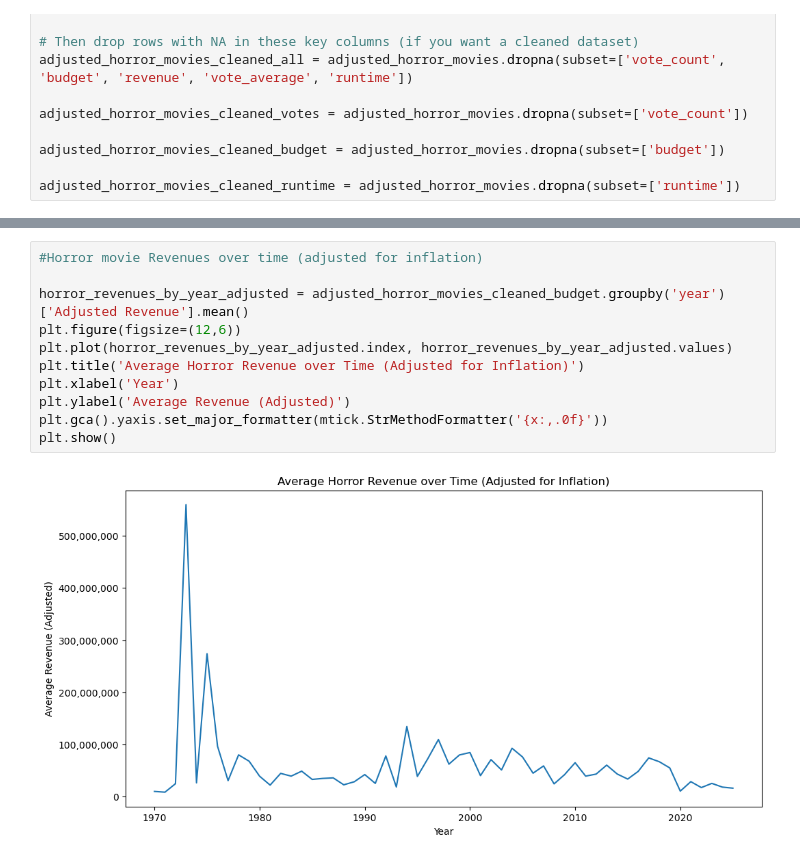
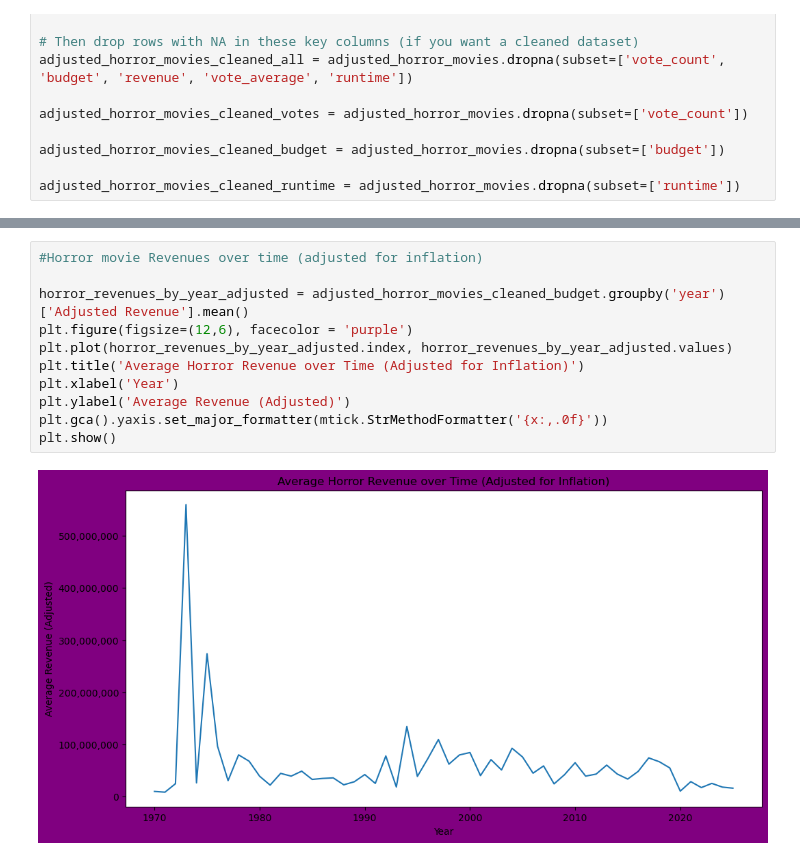
Before and after one commit to JoshGarzaniti/TMDB-Film-Analysis, a Jupyter notebook: Horror Movie Analysis.ipynb, the cells around one changed output, grey strips where cells are left out. Saved outputs shown, nothing was run; the diff lists cells and outputs as text.

```diff
--- a/Horror Movie Analysis.ipynb
+++ b/Horror Movie Analysis.ipynb
@@ -371,16 +435,16 @@ plt.show()
 # %%
 #Horror movie Revenues over time (adjusted for inflation)
 
 horror_revenues_by_year_adjusted = adjusted_horror_movies_cleaned_budget.groupby('year')['Adjusted Revenue'].mean()
-plt.figure(figsize=(12,6))
+plt.figure(figsize=(12,6), facecolor = 'purple')
 plt.plot(horror_revenues_by_year_adjusted.index, horror_revenues_by_year_adjusted.values)
 plt.title('Average Horror Revenue over Time (Adjusted for Inflation)')
 plt.xlabel('Year')
 plt.ylabel('Average Revenue (Adjusted)')
 plt.gca().yaxis.set_major_formatter(mtick.StrMethodFormatter('{x:,.0f}'))
 plt.show()
 # %% [output]
-[figure, old version]
+[figure, new version]
 # %%
 #Horror movie profits over time (adjusted for inflation)
 
```
Also changed, not shown: parts of 11 cells of this notebook.
